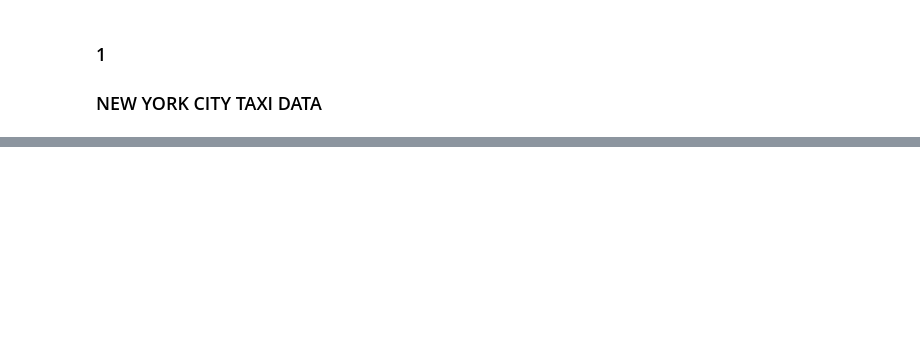
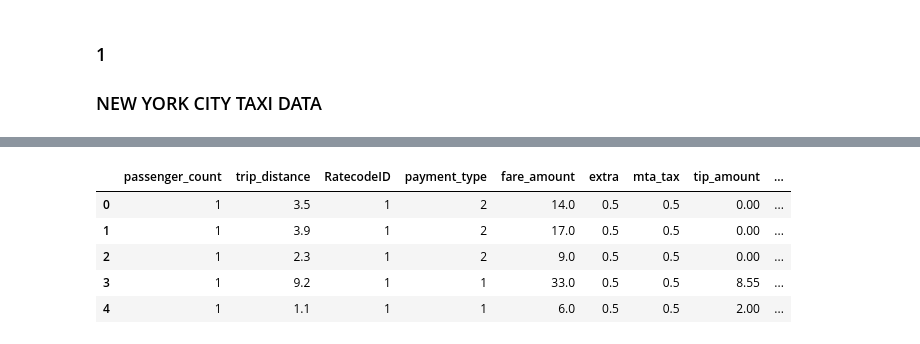
Before and after one commit to LAMDAMielgo/nyc_taxis, a Jupyter notebook: notebooks/EDA 01.ipynb, the cells around one changed output, grey strips where cells are left out. Saved outputs shown, nothing was run; the diff lists cells and outputs as text; code cells hidden in the pictures; blank space fills up the shorter version.

```diff
--- a/notebooks/EDA 01.ipynb
+++ b/notebooks/EDA 01.ipynb
@@ -74,0 +435,9 @@ z = zipfile.ZipFile(StringIO.StringIO(r.content))
+# %%
+gdf_for_eda.head()
+# %% [output]
+|  | passenger_count | trip_distance | RatecodeID | payment_type | fare_amount | extra | mta_tax | tip_amount | ... |
+| 0 | 1 | 3.5 | 1 | 2 | 14.0 | 0.5 | 0.5 | 0.00 | ... |
+| 1 | 1 | 3.9 | 1 | 2 | 17.0 | 0.5 | 0.5 | 0.00 | ... |
+| 2 | 1 | 2.3 | 1 | 2 | 9.0 | 0.5 | 0.5 | 0.00 | ... |
+| 3 | 1 | 9.2 | 1 | 1 | 33.0 | 0.5 | 0.5 | 8.55 | ... |
+| 4 | 1 | 1.1 | 1 | 1 | 6.0 | 0.5 | 0.5 | 2.00 | ... |
```
Also changed, not shown: parts of 51 cells of this notebook.
